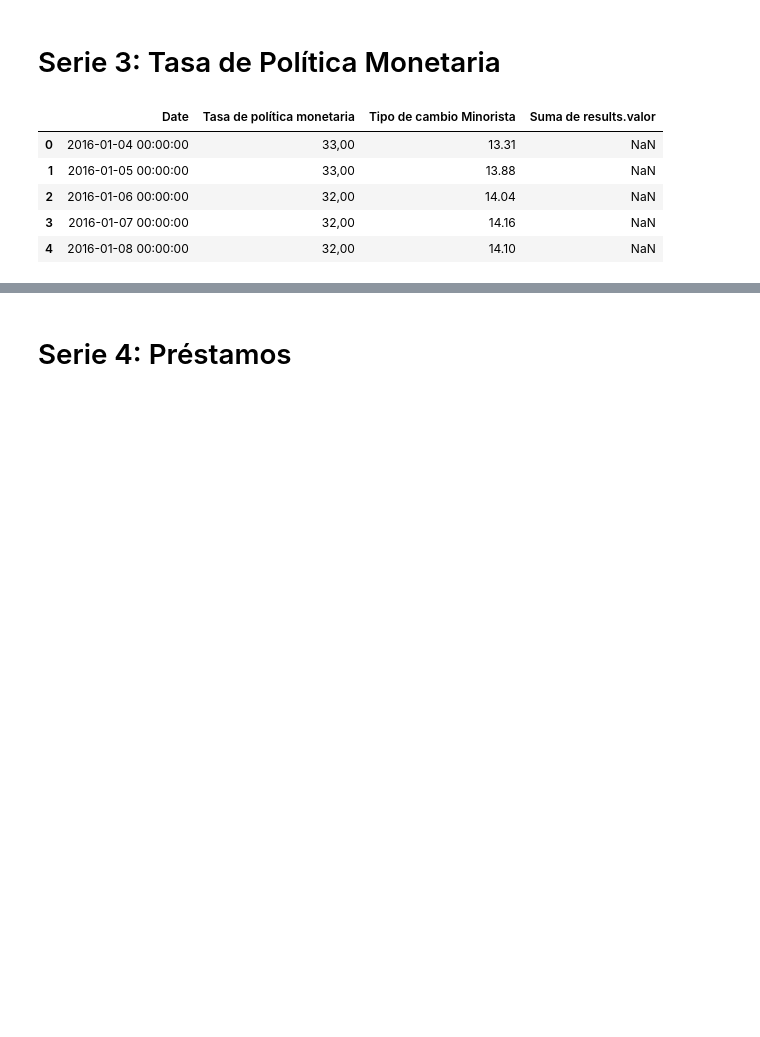
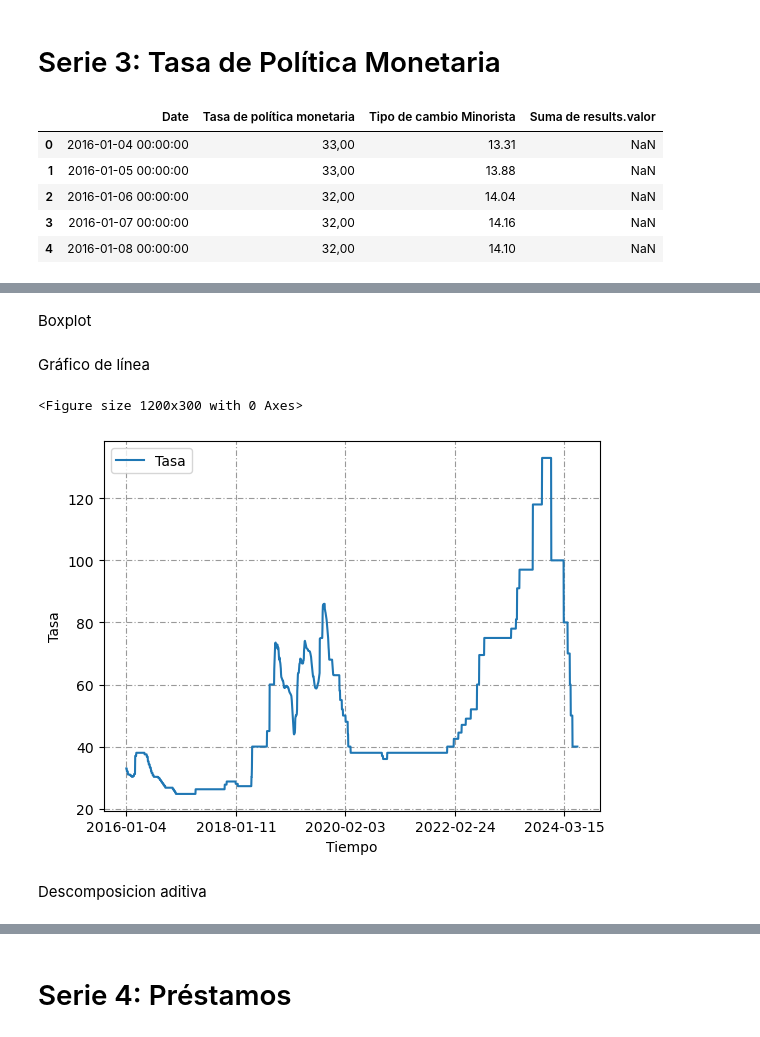
Before and after one commit to carrenogf/MCD-Series-Temporales, a Jupyter notebook: notebooks/prestamos.ipynb, the cells around one changed output, grey strips where cells are left out. Saved outputs shown, nothing was run; the diff lists cells and outputs as text; code cells hidden in the pictures; blank space fills up the shorter version.

```diff
--- a/notebooks/prestamos.ipynb
+++ b/notebooks/prestamos.ipynb
@@ -62,0 +81,2 @@ df.shape
+# %% [markdown]
+Boxplot
@@ -62,0 +96,2 @@ df.shape
+# %% [markdown]
+Gráfico de línea
@@ -62,0 +104,26 @@ df.shape
+# %%
+import matplotlib.pyplot as plt
+
+def graficar(serie, titulo="", xlabel="Tiempo", ylabel="Tasa"):
+    plt.figure(figsize=(12, 3), dpi=100)  # Crear la figura
+
+    # Graficar la serie directamente y agregar una etiqueta
+    serie.plot(label='Tasa')
+
+    plt.xlabel(xlabel)
+    plt.ylabel(ylabel)
+    plt.title(titulo)
+    plt.legend(loc='best')  # 'best' para la mejor ubicación
+    plt.grid(True, color='0.6', dashes=(5, 2, 1, 2))
+
+    plt.show()  # Mostrar la gráfica
+
+# Uso de la función
+# graficar(serie)  # Asegúrate de que 'serie' tenga datos válidos
+# %%
+graficar(df)
+# %% [output]
+<Figure size 1200x300 with 0 Axes>
+[figure, added]
+# %% [markdown]
+Descomposicion aditiva
```
Also changed, not shown: parts of 107 cells of this notebook.
